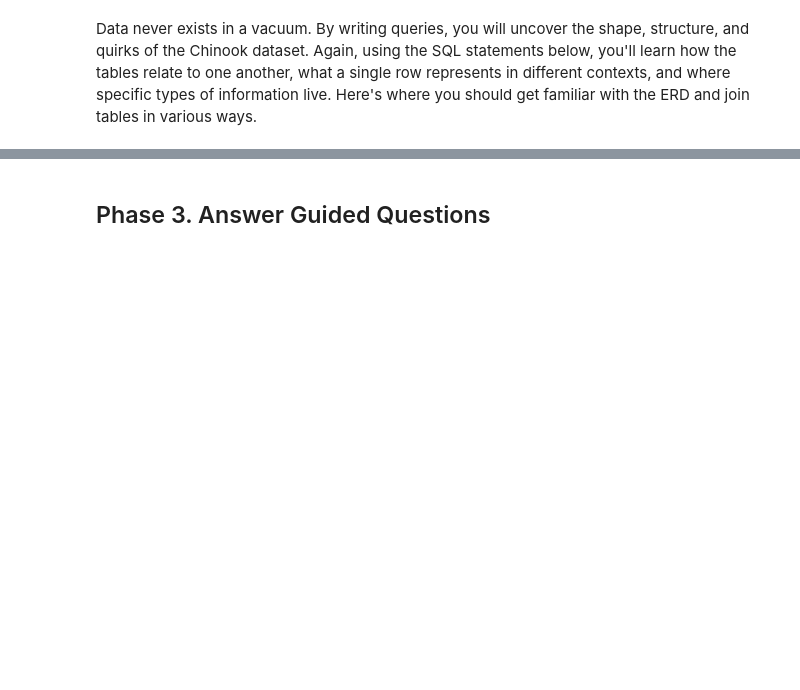
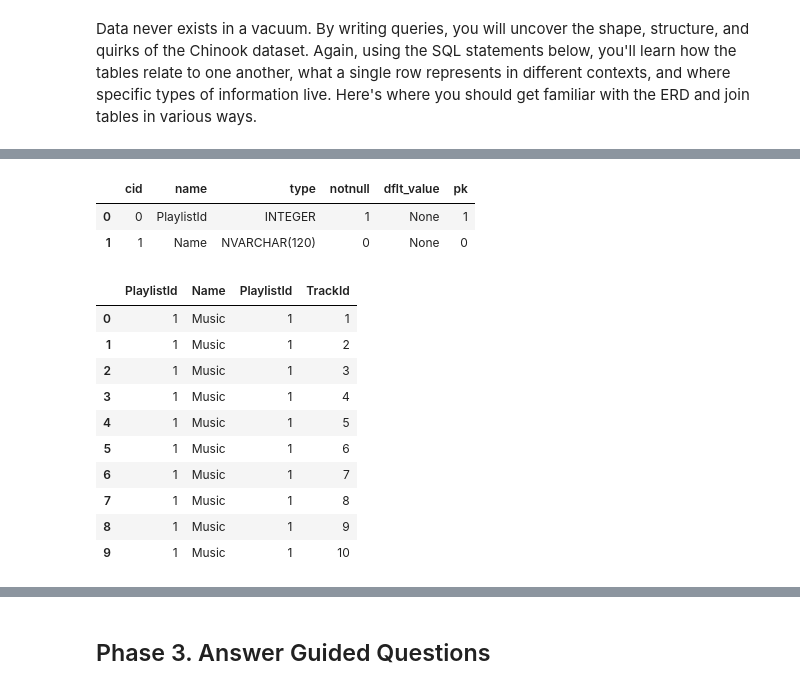
Before and after one commit to test-ds-21/stephanie465337___Data-Science-Portfolio-C21, a Jupyter notebook: Projects/Project-3/SQL.1-Chinook.project.template.ipynb, the cells around one changed output, grey strips where cells are left out. Drawn from its saved outputs; the diff is of its cells as text; code cells hidden in the pictures; blank space fills up the shorter version.

```diff
--- a/Projects/Project-3/SQL.1-Chinook.project.template.ipynb
+++ b/Projects/Project-3/SQL.1-Chinook.project.template.ipynb
@@ -578,0 +647,10 @@ Column Type Identifier  Nulls  Distinct
+# %%
+query = '''
+  SELECT *
+  FROM playlists
+  LIMIT 5;
+'''
+
+with db.connect("chinook.db") as db_con:
+  df = pd.read_sql_query(query , db_con)
+df
@@ -578,0 +664,10 @@ Column Type Identifier  Nulls  Distinct
+# %%
+query = '''
+  SELECT *
+  FROM playlist_track
+  LIMIT 5;
+'''
+
+with db.connect("chinook.db") as db_con:
+  df = pd.read_sql_query(query , db_con)
+df
@@ -578,0 +681,36 @@ Column Type Identifier  Nulls  Distinct
+# %%
+query = '''
+  PRAGMA table_info(playlists);
+'''
+
+with db.connect("chinook.db") as db_con:
+  df = pd.read_sql_query(query , db_con)
+df
+# %% [output]
+|  | cid | name | type | notnull | dflt_value | pk |
+| 0 | 0 | PlaylistId | INTEGER | 1 | None | 1 |
+| 1 | 1 | Name | NVARCHAR(120) | 0 | None | 0 |
+# %%
+query = '''
+  SELECT *
+  FROM playlists
+  JOIN playlist_track
+  ON playlists.PlaylistId = playlist_track.PlaylistId
+  LIMIT 10
+'''
+
+with db.connect("chinook.db") as db_con:
+  df = pd.read_sql_query(query , db_con)
+df
+# %% [output]
+|  | PlaylistId | Name | PlaylistId | TrackId |
+| 0 | 1 | Music | 1 | 1 |
+| 1 | 1 | Music | 1 | 2 |
+| 2 | 1 | Music | 1 | 3 |
+| 3 | 1 | Music | 1 | 4 |
+| 4 | 1 | Music | 1 | 5 |
+| 5 | 1 | Music | 1 | 6 |
+| 6 | 1 | Music | 1 | 7 |
+| 7 | 1 | Music | 1 | 8 |
+| 8 | 1 | Music | 1 | 9 |
+| 9 | 1 | Music | 1 | 10 |
```
Also changed, not shown: parts of 40 cells of this notebook.
